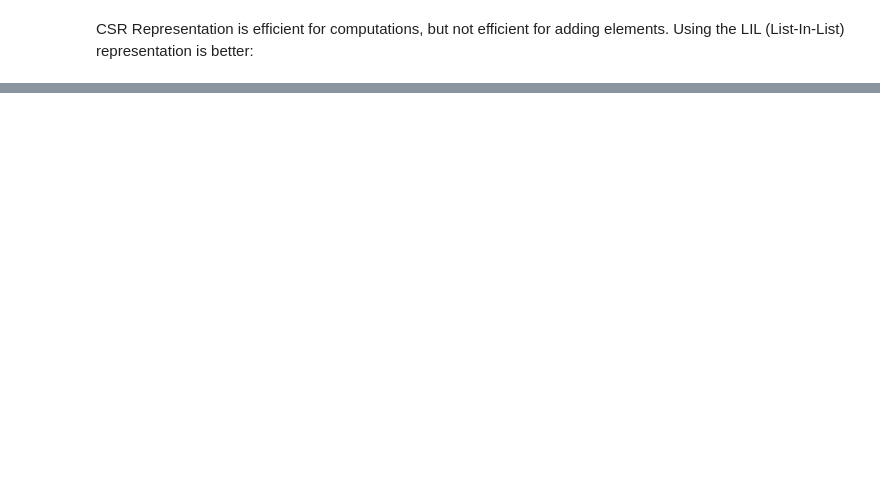
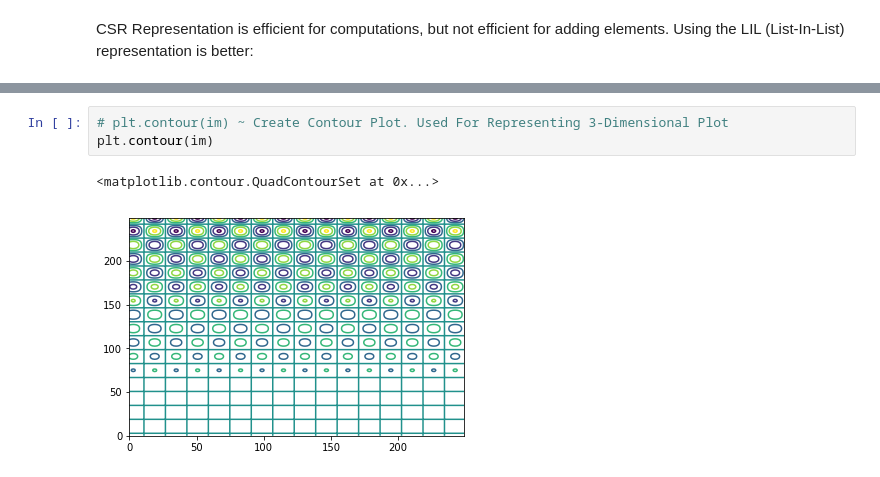
Before and after one commit to klam28/ML, a Jupyter notebook: shadow - 01_basics.ipynb, the cells around one changed output, grey strips where cells are left out. Drawn from its saved outputs; the diff is of its cells as text; blank space fills up the shorter version.

```diff
--- a/shadow - 01_basics.ipynb
+++ b/shadow - 01_basics.ipynb
@@ -172,0 +244,6 @@ print(lil_csr)
+# %%
+# plt.contour(im) ~ Create Contour Plot. Used For Representing 3-Dimensional Plot
+plt.contour(im)
+# %% [output]
+<matplotlib.contour.QuadContourSet at 0x...>
+[figure, added]
```
Also changed, not shown: parts of 23 cells of this notebook, 5 other files.
